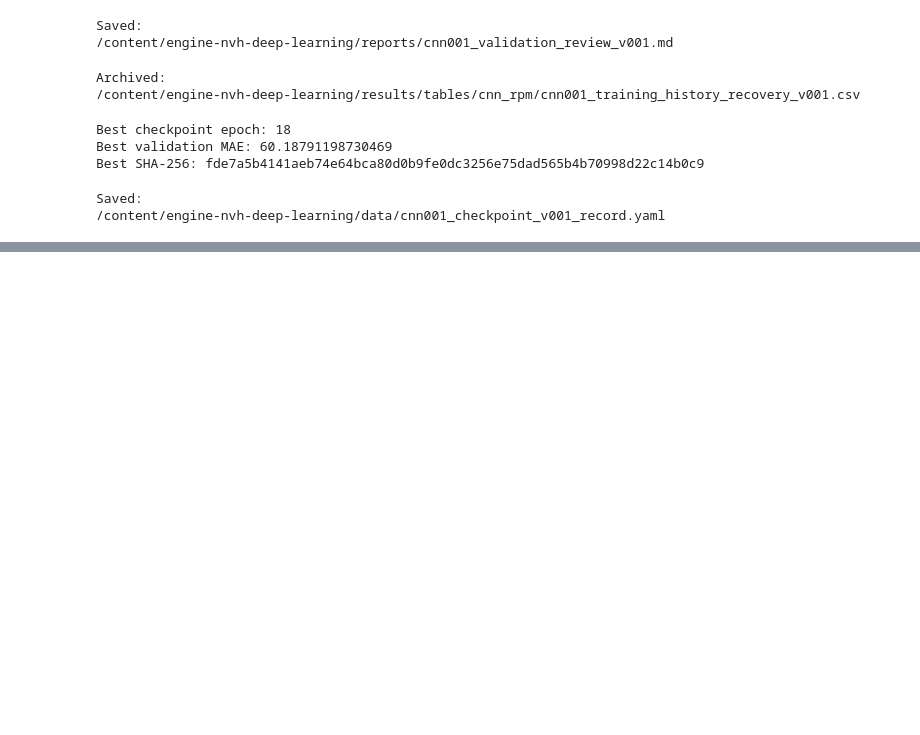
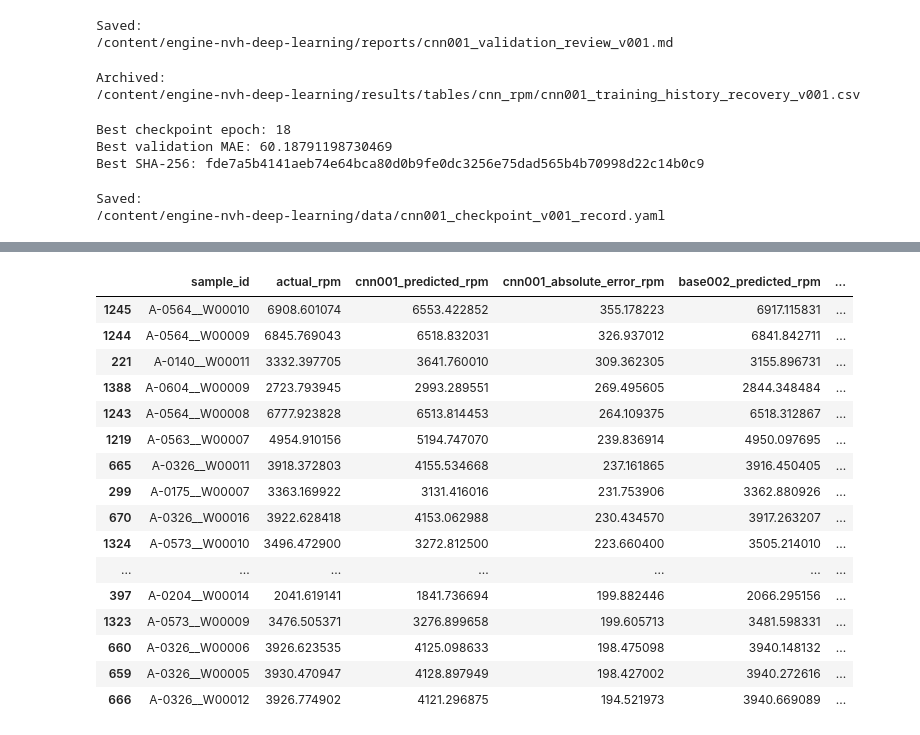
Before and after one commit to vaibhavjiyer87/engine-nvh-deep-learning, a Jupyter notebook: notebooks/08_cnn_rpm_model.ipynb, the cells around one changed output, grey strips where cells are left out. Cells and saved outputs as stored; diff of their text form; code cells hidden in the pictures; blank space fills up the shorter version.

```diff
--- a/notebooks/08_cnn_rpm_model.ipynb
+++ b/notebooks/08_cnn_rpm_model.ipynb
@@ -9575,0 +11093,48 @@ Saved:
+# %%
+# Step 17.11 — Inspect the worst CNN-001 errors
+
+# ============================================================
+# STEP 17.11 — WORST CNN-001 VALIDATION ERRORS
+# ============================================================
+
+worst_cnn001 = (
+    validation_error_comparison
+    .sort_values(
+        "cnn001_absolute_error_rpm",
+        ascending=False,
+    )
+    .head(20)
+)
+
+
+display(
+    worst_cnn001[
+        [
+            "sample_id",
+            "actual_rpm",
+            "cnn001_predicted_rpm",
+            "cnn001_absolute_error_rpm",
+            "base002_predicted_rpm",
+            "base002_absolute_error_rpm",
+            "better_model",
+        ]
+    ]
+)
+# %% [output]
+|  | sample_id | actual_rpm | cnn001_predicted_rpm | cnn001_absolute_error_rpm | base002_predicted_rpm | ... |
+| 1245 | A-0564__W00010 | 6908.601074 | 6553.422852 | 355.178223 | 6917.115831 | ... |
+| 1244 | A-0564__W00009 | 6845.769043 | 6518.832031 | 326.937012 | 6841.842711 | ... |
+| 221 | A-0140__W00011 | 3332.397705 | 3641.760010 | 309.362305 | 3155.896731 | ... |
+| 1388 | A-0604__W00009 | 2723.793945 | 2993.289551 | 269.495605 | 2844.348484 | ... |
+| 1243 | A-0564__W00008 | 6777.923828 | 6513.814453 | 264.109375 | 6518.312867 | ... |
+| 1219 | A-0563__W00007 | 4954.910156 | 5194.747070 | 239.836914 | 4950.097695 | ... |
+| 665 | A-0326__W00011 | 3918.372803 | 4155.534668 | 237.161865 | 3916.450405 | ... |
+| 299 | A-0175__W00007 | 3363.169922 | 3131.416016 | 231.753906 | 3362.880926 | ... |
+| 670 | A-0326__W00016 | 3922.628418 | 4153.062988 | 230.434570 | 3917.263207 | ... |
+| 1324 | A-0573__W00010 | 3496.472900 | 3272.812500 | 223.660400 | 3505.214010 | ... |
+| ... | ... | ... | ... | ... | ... | ... |
+| 397 | A-0204__W00014 | 2041.619141 | 1841.736694 | 199.882446 | 2066.295156 | ... |
+| 1323 | A-0573__W00009 | 3476.505371 | 3276.899658 | 199.605713 | 3481.598331 | ... |
+| 660 | A-0326__W00006 | 3926.623535 | 4125.098633 | 198.475098 | 3940.148132 | ... |
+| 659 | A-0326__W00005 | 3930.470947 | 4128.897949 | 198.427002 | 3940.272616 | ... |
+| 666 | A-0326__W00012 | 3926.774902 | 4121.296875 | 194.521973 | 3940.669089 | ... |
```
Also changed, not shown: parts of 25 cells of this notebook.
